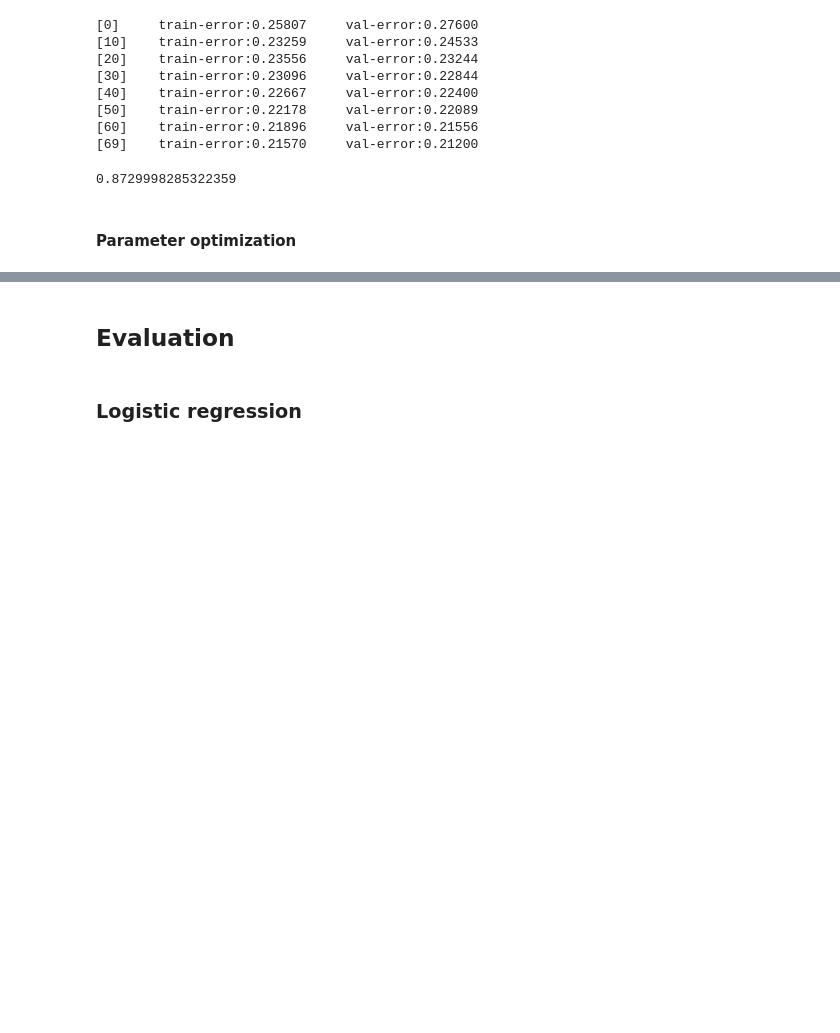
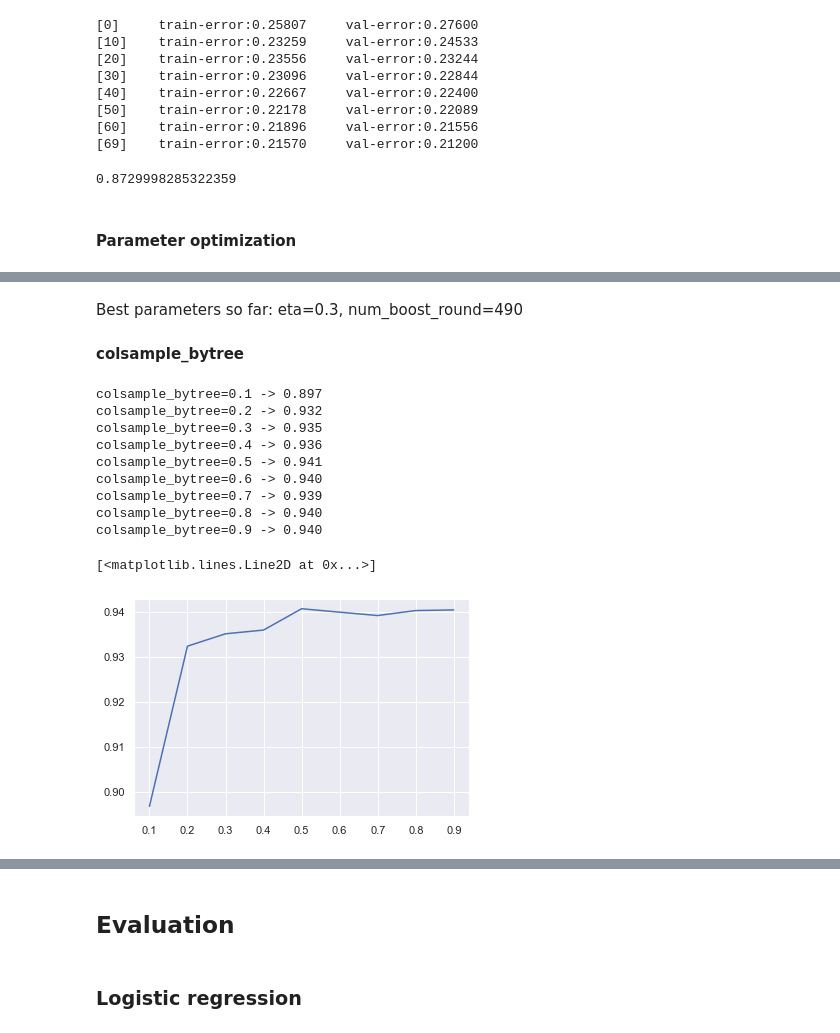
Before and after one commit to Mo0812/mk-home-automation, a Jupyter notebook: mk-home-automation.ipynb, the cells around one changed output, grey strips where cells are left out. Cells and saved outputs as stored; diff of their text form; code cells hidden in the pictures; blank space fills up the shorter version.

```diff
--- a/mk-home-automation.ipynb
+++ b/mk-home-automation.ipynb
@@ -604,0 +682,17 @@ def parse_xgb_output(output):
+# %%
+%%capture output
+
+xgb_params = {
+    'eta': 0.01,
+    'max_depth': 6,
+    'min_child_weight': 1,
+
+    'objective': 'binary:logistic',
+    'eval_metric': 'auc',
+    'nthread': 8,
+    'seed': 1,
+}
+
+model = xgb.train(xgb_params, dtrain_onoff,
+                  num_boost_round=500, verbose_eval=10,
+                  evals=watchlist)
@@ -604,0 +725,38 @@ def parse_xgb_output(output):
+# %% [markdown]
+Best parameters so far: eta=0.3, num_boost_round=490
+# %% [markdown]
+**colsample_bytree**
+# %%
+aucs = []
+for n in np.arange(0.1, 1, 0.1):
+    xgb_params_loop = {
+        'eta': 0.3,
+        'max_depth': 6,
+        'min_child_weight': 1,
+        'colsample_bytree': n,
+
+        'objective': 'binary:logistic',
+        'eval_metric': 'auc',
+        'nthread': 8,
+        'seed': 1,
+    }
+    model_loop = xgb.train(xgb_params_loop, dtrain_onoff, num_boost_round=490)
+    y_pred_loop = model_loop.predict(dval_onoff)
+
+    auc = roc_auc_score(y_val_onoff, y_pred_loop)
+    print("colsample_bytree=%.1f -> %.3f" % (n, auc))
+    aucs.append(auc)
+
+plt.plot(np.arange(0.1, 1, 0.1), aucs)
+# %% [output]
+colsample_bytree=0.1 -> 0.897
+colsample_bytree=0.2 -> 0.932
+colsample_bytree=0.3 -> 0.935
+colsample_bytree=0.4 -> 0.936
+colsample_bytree=0.5 -> 0.941
+colsample_bytree=0.6 -> 0.940
+colsample_bytree=0.7 -> 0.939
+colsample_bytree=0.8 -> 0.940
+colsample_bytree=0.9 -> 0.940
+[<matplotlib.lines.Line2D at 0x...>]
+[figure, added]
```
Also changed, not shown: parts of 32 cells of this notebook.
